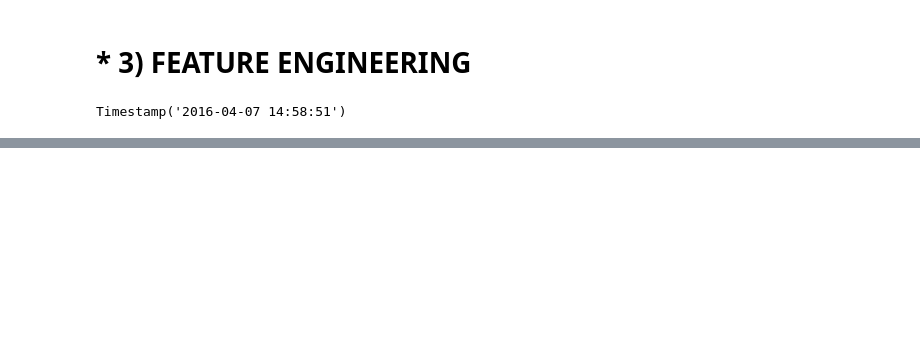
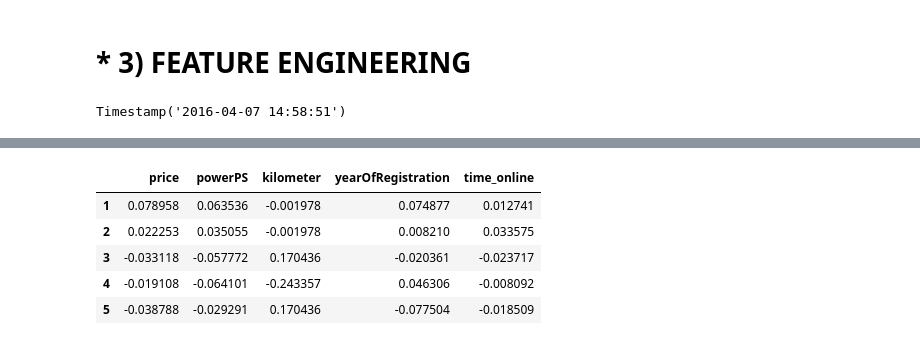
Before and after one commit to yennanliu/Kaggle.com_mini_project, a Jupyter notebook: used-cars-database/Kaggle_Used_Car_Pricing_Prediciton.ipynb, the cells around one changed output, grey strips where cells are left out. Saved outputs shown, nothing was run; the diff lists cells and outputs as text; code cells hidden in the pictures; blank space fills up the shorter version.

Commit message:
modify select features

```diff
--- a/used-cars-database/Kaggle_Used_Car_Pricing_Prediciton.ipynb
+++ b/used-cars-database/Kaggle_Used_Car_Pricing_Prediciton.ipynb
@@ -109,8 +109,8 @@ Name: price, dtype: float64
 selected_feature = ['price',
                     'powerPS',
                     'kilometer',
-                    #'yearOfRegistration',
-                    'time_online',]
+                    'yearOfRegistration',
+                    'time_online']
                     #'monthOfRegistration']
 # %%
 selected_feature
@@ -259,0 +248,19 @@ df_.head(3)
+# %%
+df_intermediate  = df_[selected_feature]
+
+
+# normalize
+df_norm = (df_intermediate - df_intermediate.mean()) / (df_intermediate.max() - df_intermediate.min())
+
+
+# standardize
+df_std = (df_intermediate - df_intermediate.mean()) / df_intermediate.std()
+# %%
+df_norm.head()
+# %% [output]
+|  | price | powerPS | kilometer | yearOfRegistration | time_online |
+| 1 | 0.078958 | 0.063536 | -0.001978 | 0.074877 | 0.012741 |
+| 2 | 0.022253 | 0.035055 | -0.001978 | 0.008210 | 0.033575 |
+| 3 | -0.033118 | -0.057772 | 0.170436 | -0.020361 | -0.023717 |
+| 4 | -0.019108 | -0.064101 | -0.243357 | 0.046306 | -0.008092 |
+| 5 | -0.038788 | -0.029291 | 0.170436 | -0.077504 | -0.018509 |
```
Also changed, not shown: parts of 7 cells of this notebook.
